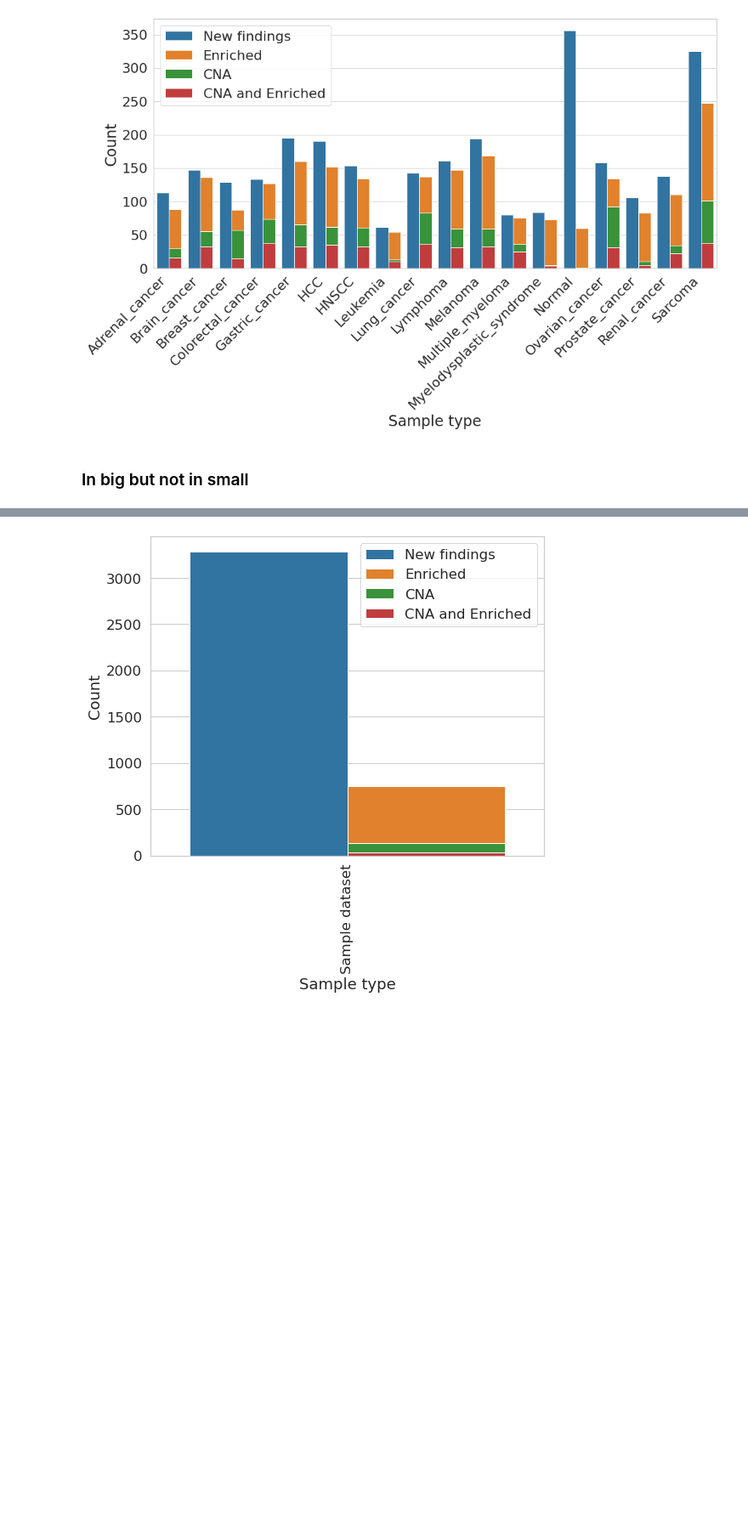
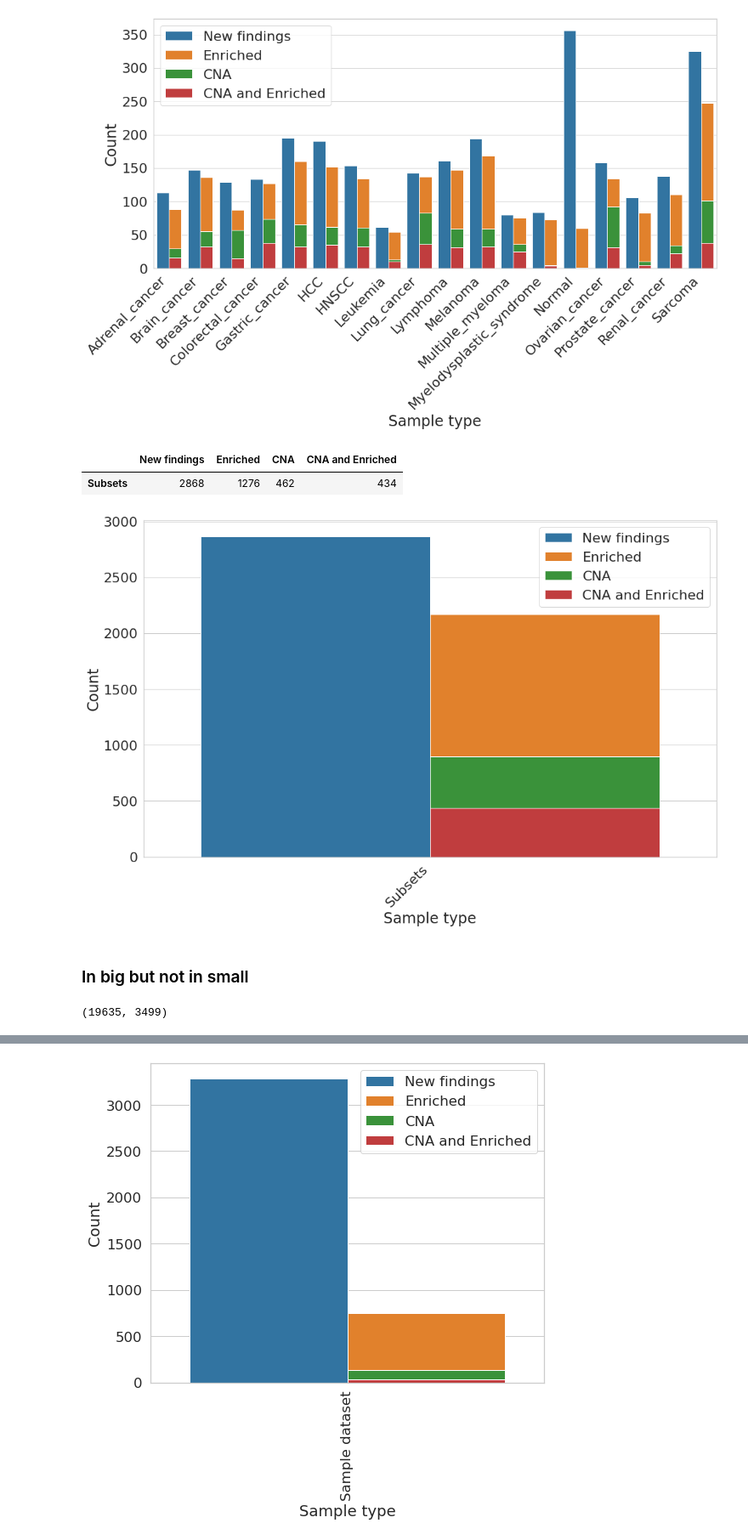
Before and after one commit to MarkF-hanze/ICA, a Jupyter notebook: Jupyter_Notebooks/Inspect_Biology.ipynb, the cells around one changed output, grey strips where cells are left out. Shown at 85% size. Cells and saved outputs as stored; diff of their text form; code cells hidden in the pictures; blank space fills up the shorter version.

Commit message:
new figure for presentation

```diff
--- a/Jupyter_Notebooks/Inspect_Biology.ipynb
+++ b/Jupyter_Notebooks/Inspect_Biology.ipynb
@@ -441,5 +461,62 @@ plt.tight_layout()
 plt.savefig('/home/MarkF/DivideConquer/ICA/Results/Cancer_type/NewEnriched.svg',dpi=300)
 # %% [output]
 [figure]
+# %%
+count = pd.DataFrame(count.sum()).T
+count.index = ['Subsets']
+count
+# %% [output]
+|  | New findings | Enriched | CNA | CNA and Enriched |
+| Subsets | 2868 | 1276 | 462 | 434 |
+# %%
+# Start plotting the table we just made
+# First set colors and layout
+colors = sns.color_palette("tab10")
+sns.set(font_scale=2, style='whitegrid')
+
+# Every bar needs to be plotted individually
+plot_df = count.copy()
+# Plot the total
+plot_df['Enriched'] = plot_df['Enriched'] + plot_df['CNA'] + plot_df['CNA and Enriched']
+plot_df = plot_df[['New findings', 'Enriched']]
+plot_df = pd.melt(plot_df.reset_index(), id_vars='index', value_name='value')
+plt.figure(figsize=(15,10))
+g = sns.barplot(data=plot_df, x='index', y='value', hue='variable', palette=[colors[0], colors[1]],
+               orient='v')
+
+# Leave out enriched so that one sicks out on top
+plot_df = count.copy()
+plot_df['CNA'] = plot_df['CNA'] + plot_df['CNA and Enriched']
+plot_df = plot_df[['New findings', 'CNA']]
+plot_df = pd.melt(plot_df.reset_index(), id_vars='index', value_name='value')
+sns.barplot(data=plot_df, x='index', y='value', hue='variable', palette=[colors[0], colors[2]], ax=g,
+               orient='v')
+
+# Leave out CNA and eniched so CNA and enriched stays at the bottem
+plot_df = count.copy()
+plot_df = plot_df[['New findings', 'CNA and Enriched']]
+plot_df = pd.melt(plot_df.reset_index(), id_vars='index', value_name='value')
+sns.barplot(data=plot_df, x='index', y='value', hue='variable', palette=[colors[0], colors[3]], ax=g,
+               orient='v')
+# Make the legend
+handles, labels = g.get_legend_handles_labels()
+g.legend(handles=[handles[x] for x in [0,1,3,5]], labels=[labels[x] for x in [0,1,3,5]])
+#plt.xticks(rotation=90)
+# Rotate labels
+# Rotate the labels
+g.set_xticklabels(g.get_xticklabels(),
+                  rotation=45,
+                  horizontalalignment='right')
+#plt.gca().get_xticklabels(O)[1].set_color('red')
+plt.xlabel('Sample type')
+plt.ylabel('Count')
+plt.tight_layout()
+plt.savefig('/home/MarkF/DivideConquer/ICA/Results/Cancer_type/CombinedEnriched.svg',dpi=300)
+# %% [output]
+[figure, added]
 # %% [markdown]
 ### In big but not in small
+# %%
+datasets.get_merged_small().shape
+# %% [output]
+(19635, 3499)
```
Also changed, not shown: parts of 32 cells of this notebook, 5 other files.
